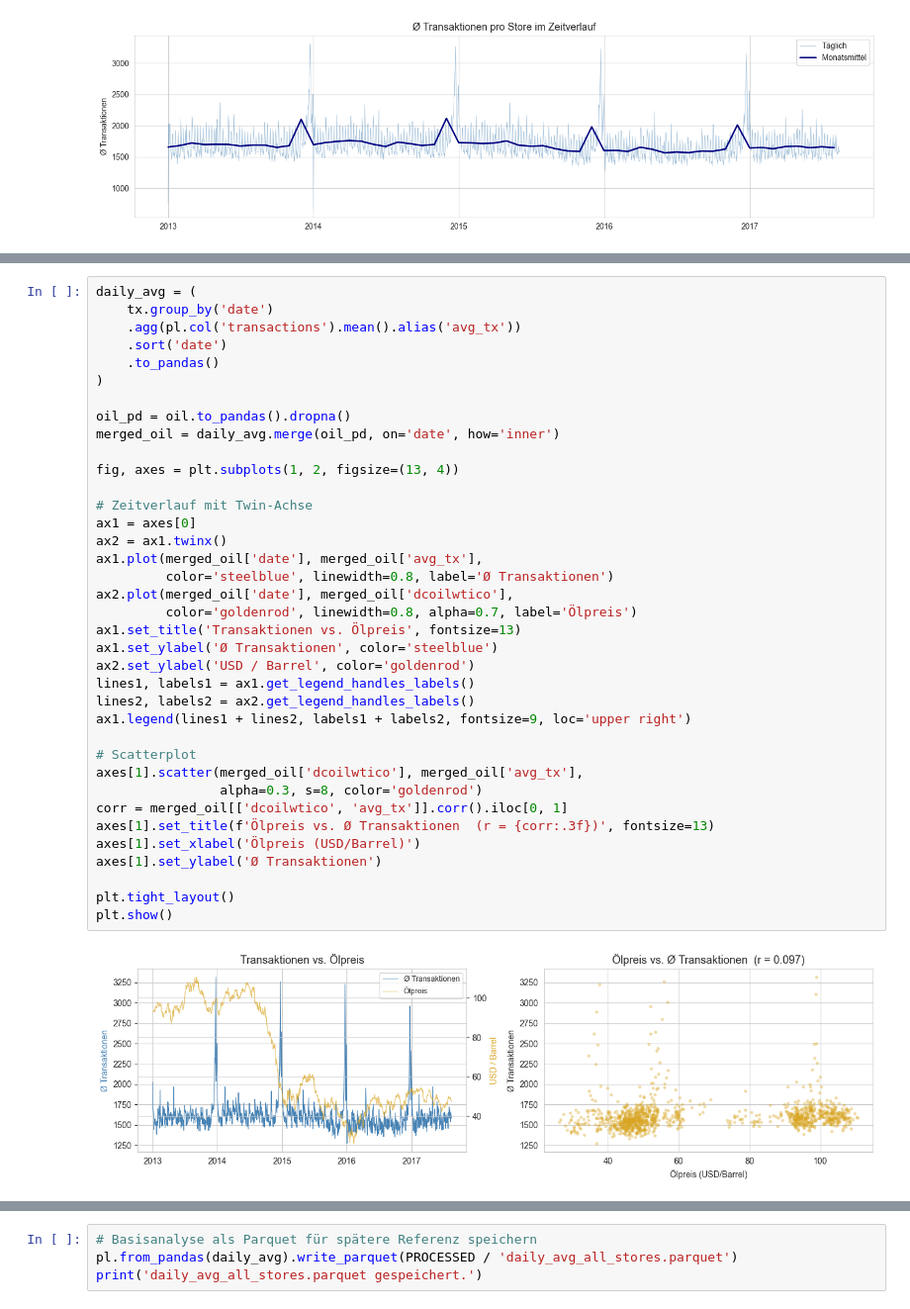
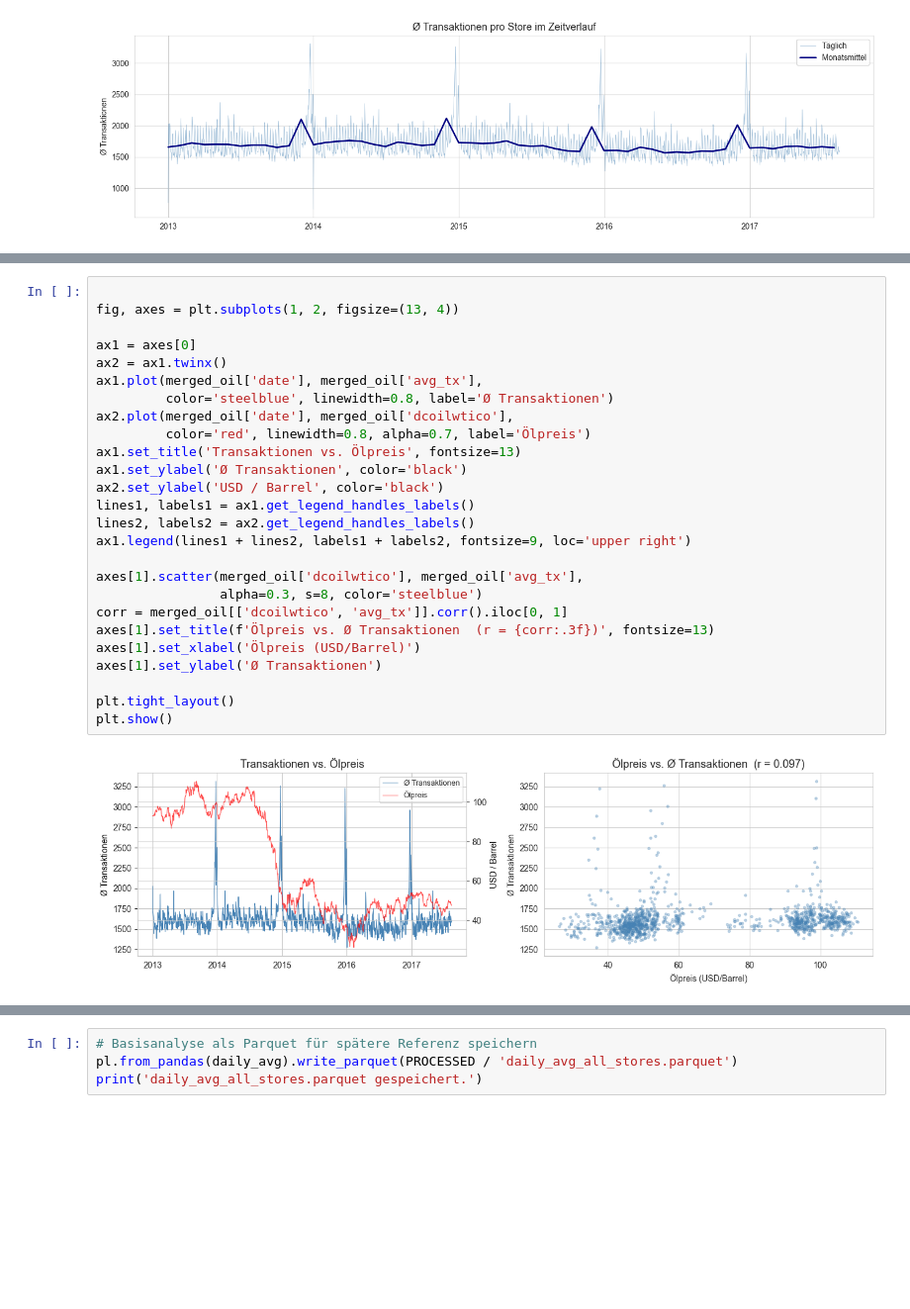
Before and after one commit to MadMax199/E-Commerce-Time-Series-Forecasting, a Jupyter notebook: 04_notebooks/02_eda.ipynb, the cells around one changed output, grey strips where cells are left out. Shown at 99% size. Drawn from its saved outputs; the diff is of its cells as text; blank space fills up the shorter version.

```diff
--- a/04_notebooks/02_eda.ipynb
+++ b/04_notebooks/02_eda.ipynb
@@ -285,39 +249,28 @@ ACF-Werte Store 1:
 # %%
-daily_avg = (
-    tx.group_by('date')
-    .agg(pl.col('transactions').mean().alias('avg_tx'))
-    .sort('date')
-    .to_pandas()
-)
-
-oil_pd = oil.to_pandas().dropna()
-merged_oil = daily_avg.merge(oil_pd, on='date', how='inner')
 
 fig, axes = plt.subplots(1, 2, figsize=(13, 4))
 
-# Zeitverlauf mit Twin-Achse
 ax1 = axes[0]
 ax2 = ax1.twinx()
 ax1.plot(merged_oil['date'], merged_oil['avg_tx'],
          color='steelblue', linewidth=0.8, label='Ø Transaktionen')
 ax2.plot(merged_oil['date'], merged_oil['dcoilwtico'],
-         color='goldenrod', linewidth=0.8, alpha=0.7, label='Ölpreis')
+         color='red', linewidth=0.8, alpha=0.7, label='Ölpreis')
 ax1.set_title('Transaktionen vs. Ölpreis', fontsize=13)
-ax1.set_ylabel('Ø Transaktionen', color='steelblue')
-ax2.set_ylabel('USD / Barrel', color='goldenrod')
+ax1.set_ylabel('Ø Transaktionen', color='black')
+ax2.set_ylabel('USD / Barrel', color='black')
 lines1, labels1 = ax1.get_legend_handles_labels()
 lines2, labels2 = ax2.get_legend_handles_labels()
 ax1.legend(lines1 + lines2, labels1 + labels2, fontsize=9, loc='upper right')
 
-# Scatterplot
 axes[1].scatter(merged_oil['dcoilwtico'], merged_oil['avg_tx'],
-                alpha=0.3, s=8, color='goldenrod')
+                alpha=0.3, s=8, color='steelblue')
 corr = merged_oil[['dcoilwtico', 'avg_tx']].corr().iloc[0, 1]
 axes[1].set_title(f'Ölpreis vs. Ø Transaktionen  (r = {corr:.3f})', fontsize=13)
 axes[1].set_xlabel('Ölpreis (USD/Barrel)')
 axes[1].set_ylabel('Ø Transaktionen')
 
 plt.tight_layout()
 plt.show()
 # %% [output]
-[figure, old version]
+[figure, new version]
```
Also changed, not shown: parts of 26 cells of this notebook, 12 other files.
